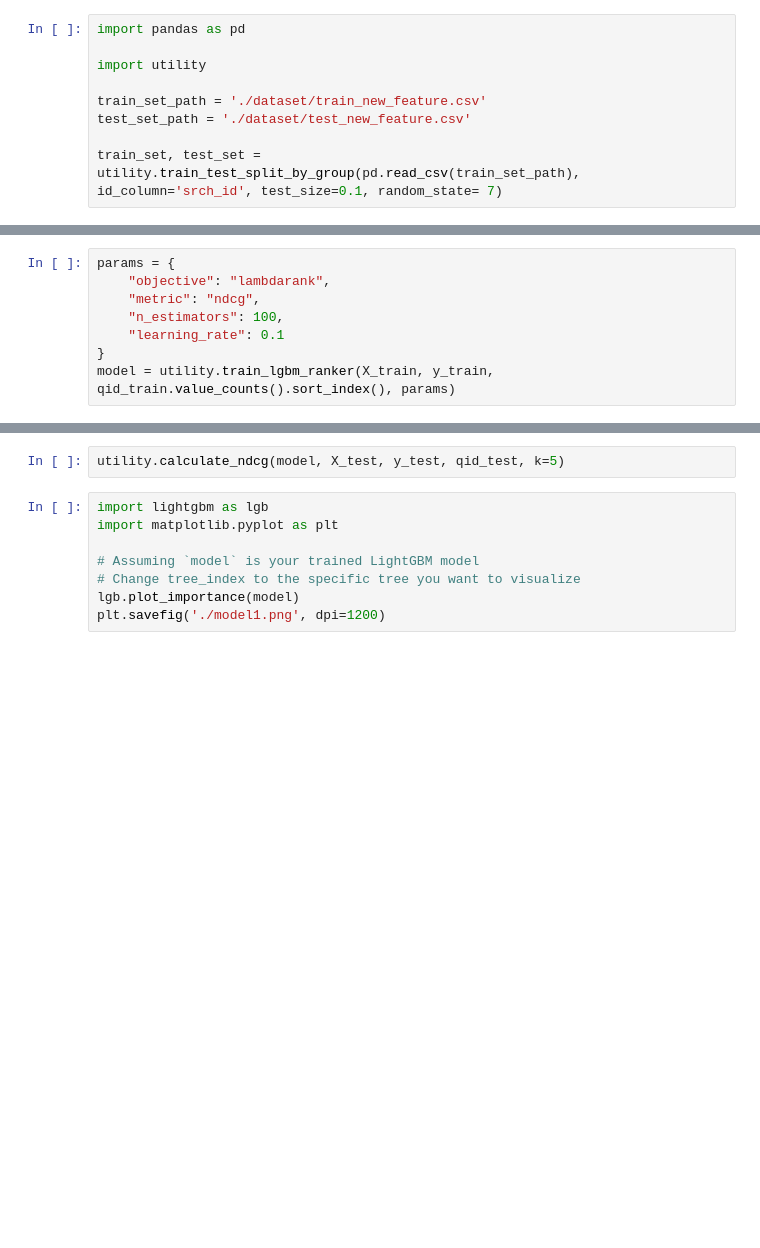
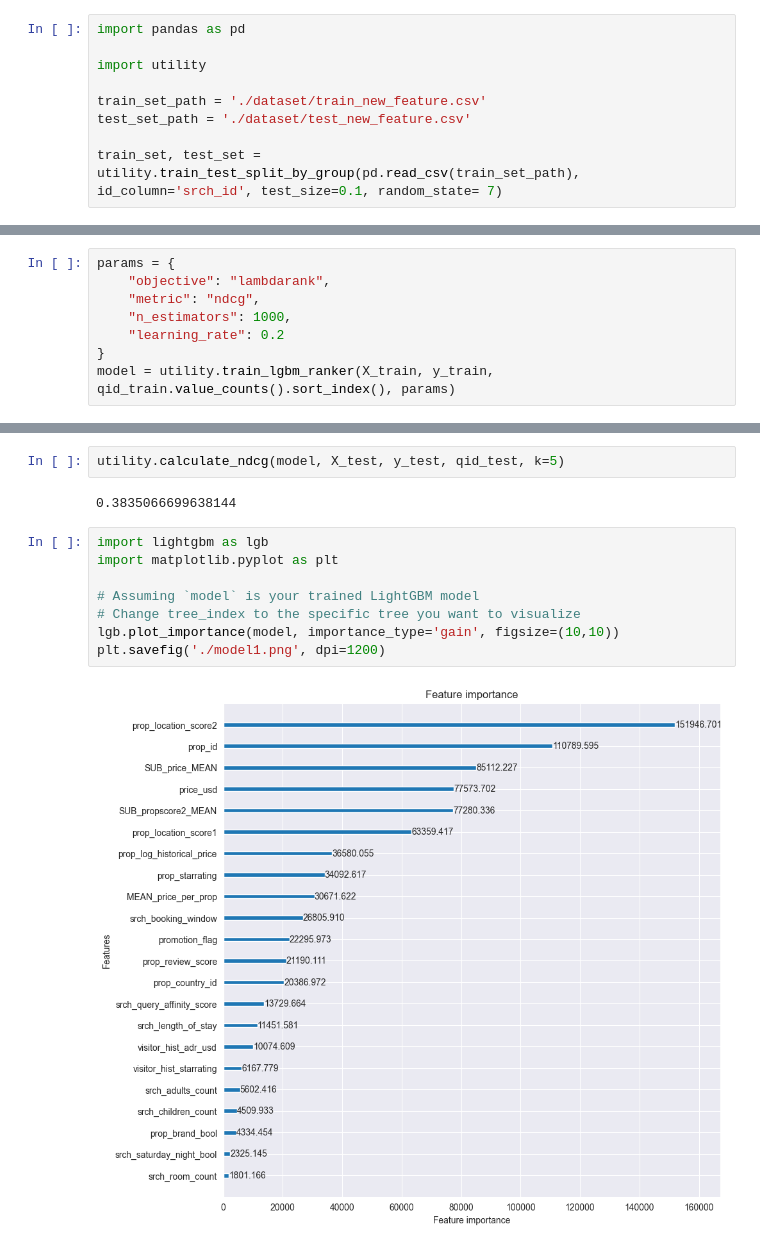
Before and after one commit to Leodom01/X_400108-DataMiningTechniques, a Jupyter notebook: validation.ipynb, the cells around one changed output, grey strips where cells are left out. Cells and saved outputs as stored; diff of their text form; blank space fills up the shorter version.

```diff
--- a/validation.ipynb
+++ b/validation.ipynb
@@ -14,7 +32,7 @@ qid_train.value_counts().sort_index()
 params = {
     "objective": "lambdarank",
     "metric": "ndcg",
-    "n_estimators": 100,
-    "learning_rate": 0.1
+    "n_estimators": 1000,
+    "learning_rate": 0.2
 }
 model = utility.train_lgbm_ranker(X_train, y_train, qid_train.value_counts().sort_index(), params)
@@ -21,10 +45,14 @@ model = utility.train_lgbm_ranker(X_train, y_train, qid_train.value_counts().sor
 # %%
 utility.calculate_ndcg(model, X_test, y_test, qid_test, k=5)
+# %% [output]
+0.3835066699638144
 # %%
 import lightgbm as lgb
 import matplotlib.pyplot as plt
 
 # Assuming `model` is your trained LightGBM model
 # Change tree_index to the specific tree you want to visualize
-lgb.plot_importance(model)
+lgb.plot_importance(model, importance_type='gain', figsize=(10,10))
 plt.savefig('./model1.png', dpi=1200)
+# %% [output]
+[figure, added]
```
Also changed, not shown: parts of 2 cells of this notebook, 1 other file.
